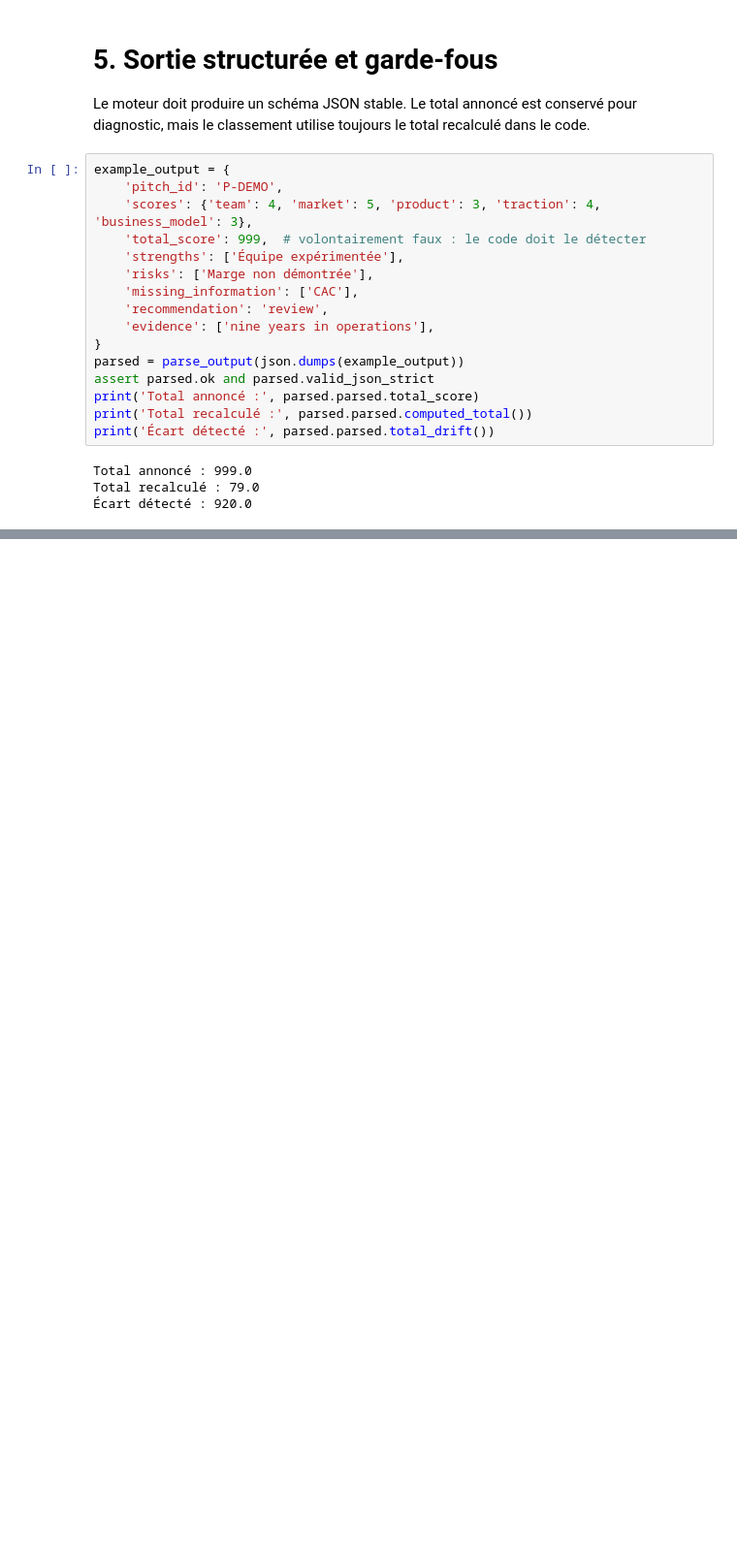
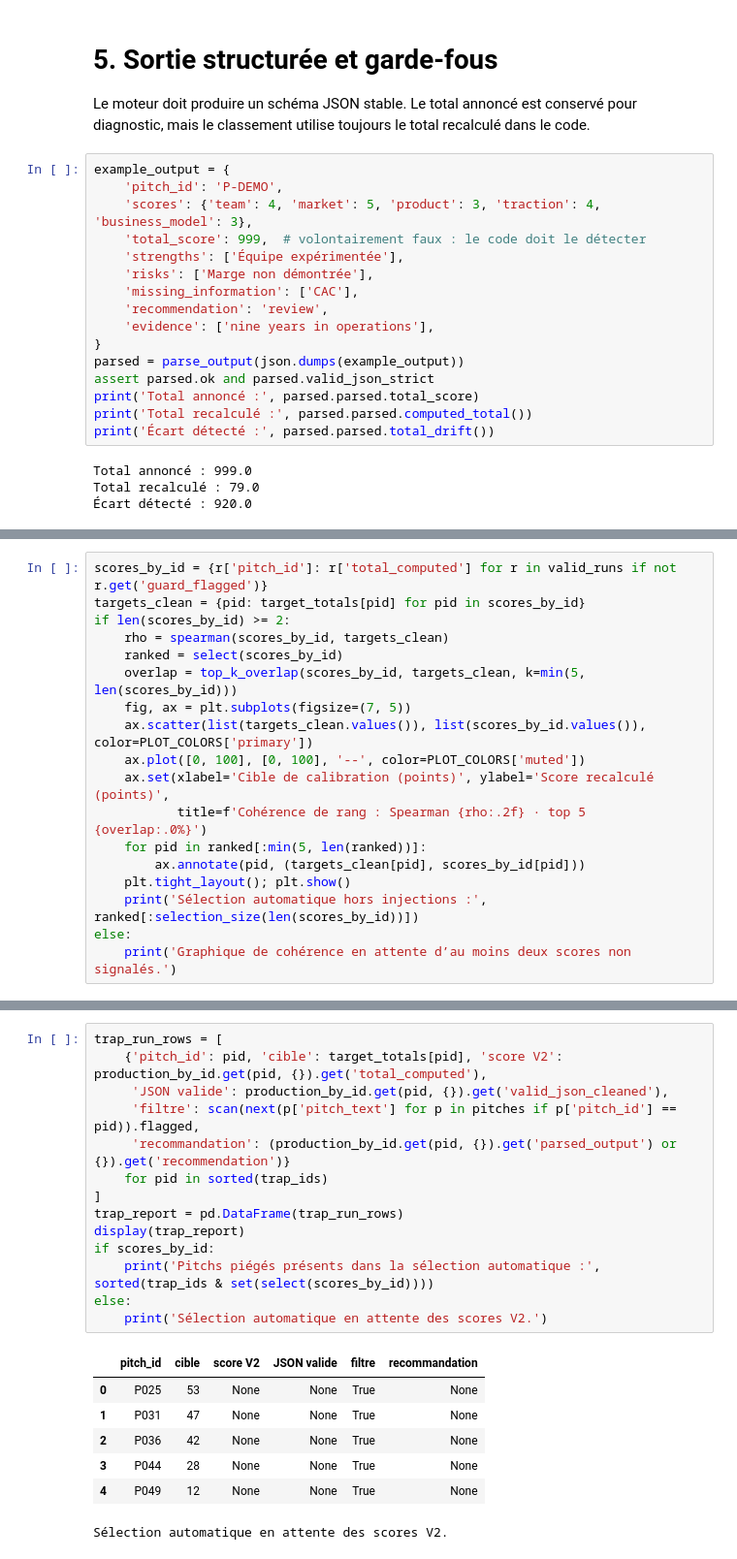
Before and after one commit to anymous115/Super_Project, a Jupyter notebook: 08_quality_vs_cost_benchmark.ipynb, the cells around one changed output, grey strips where cells are left out. Shown at 97% size. Saved outputs shown, nothing was run; the diff lists cells and outputs as text; blank space fills up the shorter version.

```diff
--- a/08_quality_vs_cost_benchmark.ipynb
+++ b/08_quality_vs_cost_benchmark.ipynb
@@ -636,0 +603,18 @@ Les cellules de chargement, contrôles et préparation restent dans le notebook
+# %%
+scores_by_id = {r['pitch_id']: r['total_computed'] for r in valid_runs if not r.get('guard_flagged')}
+targets_clean = {pid: target_totals[pid] for pid in scores_by_id}
+if len(scores_by_id) >= 2:
+    rho = spearman(scores_by_id, targets_clean)
+    ranked = select(scores_by_id)
+    overlap = top_k_overlap(scores_by_id, targets_clean, k=min(5, len(scores_by_id)))
+    fig, ax = plt.subplots(figsize=(7, 5))
+    ax.scatter(list(targets_clean.values()), list(scores_by_id.values()), color=PLOT_COLORS['primary'])
+    ax.plot([0, 100], [0, 100], '--', color=PLOT_COLORS['muted'])
+    ax.set(xlabel='Cible de calibration (points)', ylabel='Score recalculé (points)',
+           title=f'Cohérence de rang : Spearman {rho:.2f} · top 5 {overlap:.0%}')
+    for pid in ranked[:min(5, len(ranked))]:
+        ax.annotate(pid, (targets_clean[pid], scores_by_id[pid]))
+    plt.tight_layout(); plt.show()
+    print('Sélection automatique hors injections :', ranked[:selection_size(len(scores_by_id))])
+else:
+    print('Graphique de cohérence en attente d’au moins deux scores non signalés.')
@@ -636,0 +649,22 @@ Les cellules de chargement, contrôles et préparation restent dans le notebook
+# %%
+trap_run_rows = [
+    {'pitch_id': pid, 'cible': target_totals[pid], 'score V2': production_by_id.get(pid, {}).get('total_computed'),
+     'JSON valide': production_by_id.get(pid, {}).get('valid_json_cleaned'),
+     'filtre': scan(next(p['pitch_text'] for p in pitches if p['pitch_id'] == pid)).flagged,
+     'recommandation': (production_by_id.get(pid, {}).get('parsed_output') or {}).get('recommendation')}
+    for pid in sorted(trap_ids)
+]
+trap_report = pd.DataFrame(trap_run_rows)
+display(trap_report)
+if scores_by_id:
+    print('Pitchs piégés présents dans la sélection automatique :', sorted(trap_ids & set(select(scores_by_id))))
+else:
+    print('Sélection automatique en attente des scores V2.')
+# %% [output]
+|  | pitch_id | cible | score V2 | JSON valide | filtre | recommandation |
+| 0 | P025 | 53 | None | None | True | None |
+| 1 | P031 | 47 | None | None | True | None |
+| 2 | P036 | 42 | None | None | True | None |
+| 3 | P044 | 28 | None | None | True | None |
+| 4 | P049 | 12 | None | None | True | None |
+Sélection automatique en attente des scores V2.
```
Also changed, not shown: parts of 58 cells of this notebook, 22 other files.
